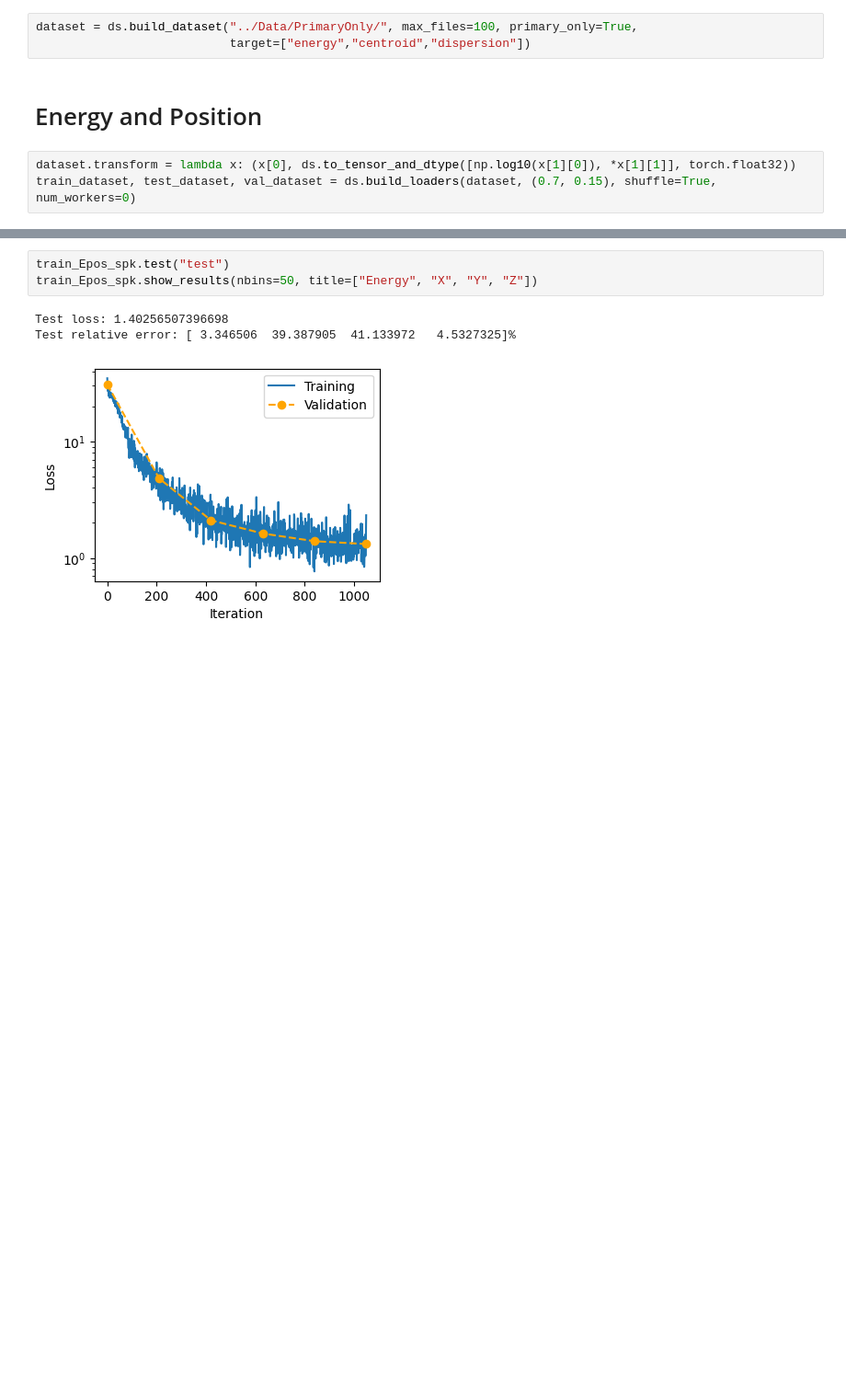
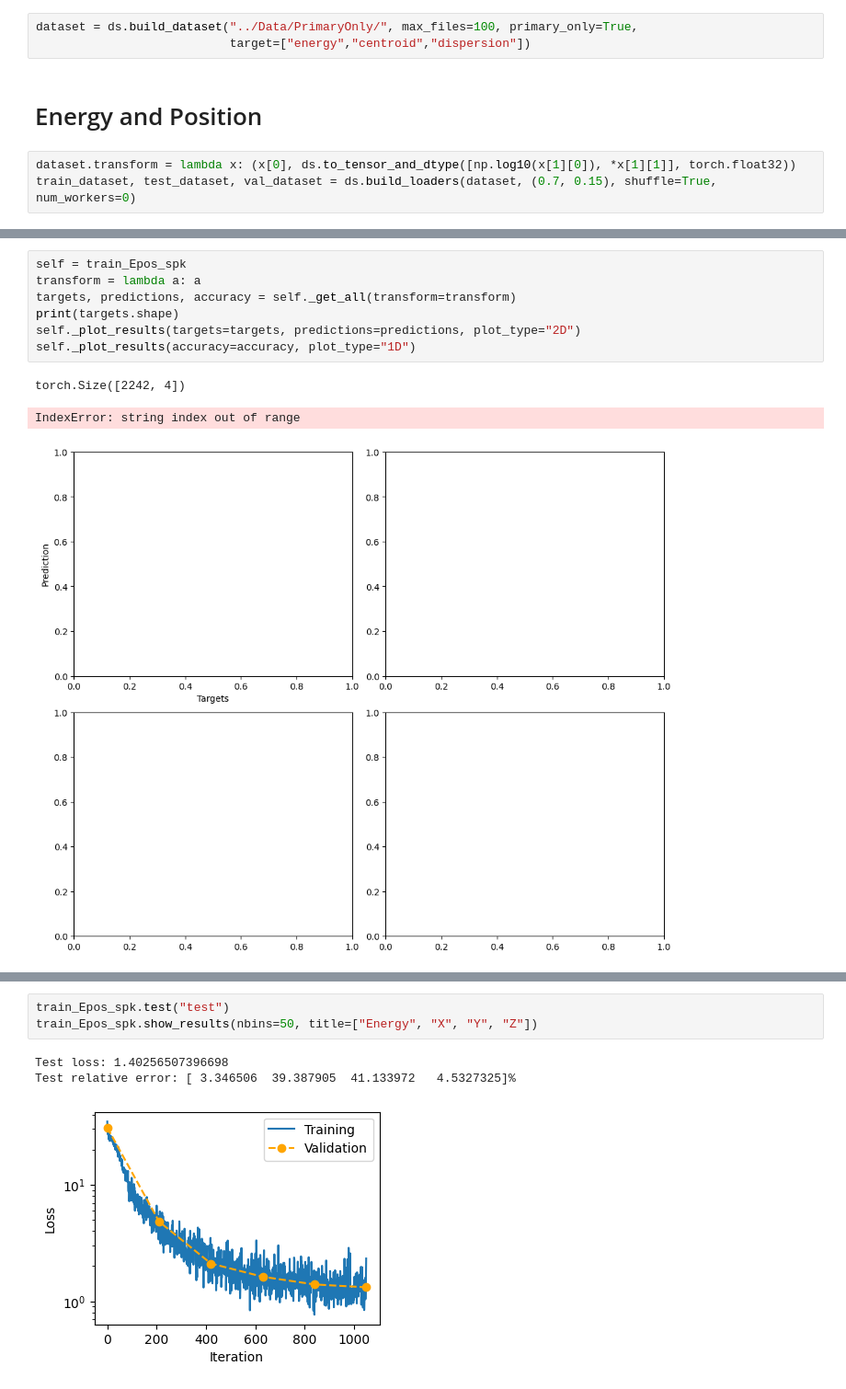
Before and after one commit to enlupi/SNN-Cal, a Jupyter notebook: SNN/SNN.ipynb, the cells around one changed output, grey strips where cells are left out. Shown at 92% size. Saved outputs shown, nothing was run; the diff lists cells and outputs as text; blank space fills up the shorter version.

```diff
--- a/SNN/SNN.ipynb
+++ b/SNN/SNN.ipynb
@@ -779,0 +571,11 @@ Validation Average Error = [0.03267198 0.42195252 0.47679758 0.04614713]
+# %%
+self = train_Epos_spk
+transform = lambda a: a
+targets, predictions, accuracy = self._get_all(transform=transform)
+print(targets.shape)
+self._plot_results(targets=targets, predictions=predictions, plot_type="2D")
+self._plot_results(accuracy=accuracy, plot_type="1D")
+# %% [output]
+torch.Size([2242, 4])
+IndexError: string index out of range
+[figure, added]
```
Also changed, not shown: parts of 9 cells of this notebook.
